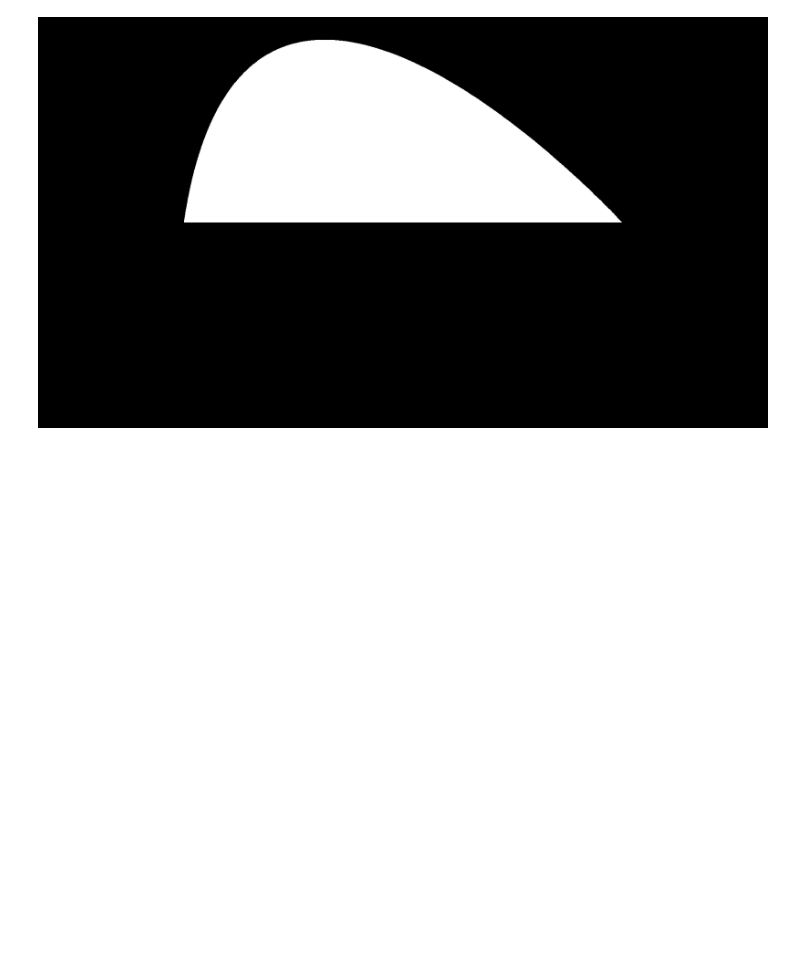
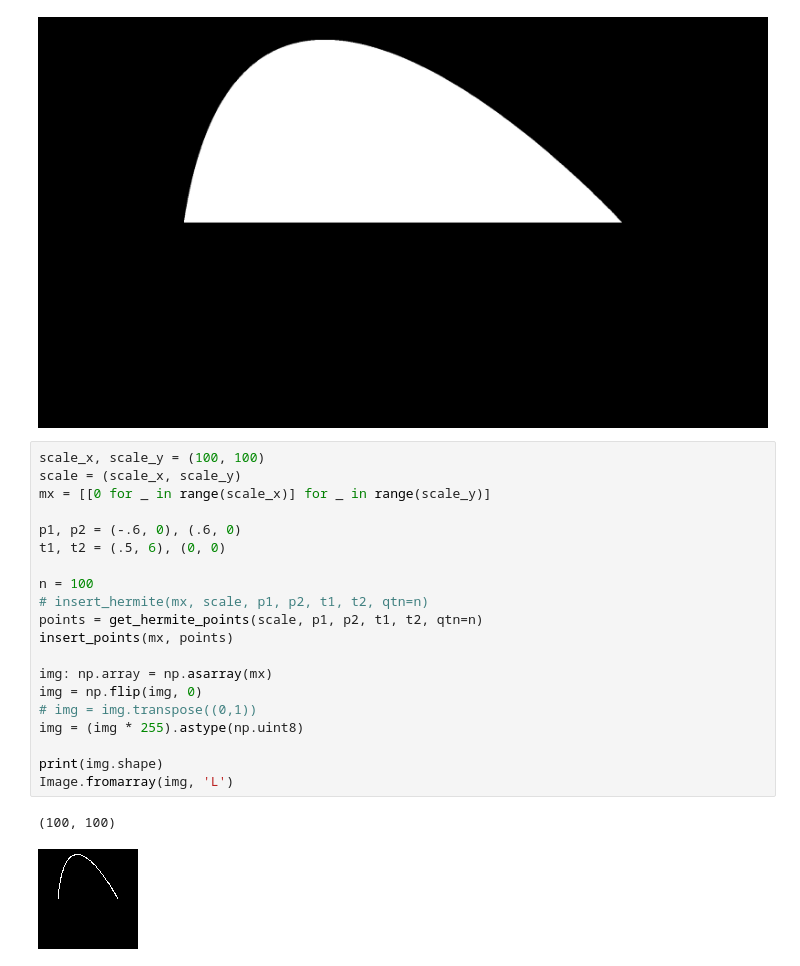
Before and after one commit to Beloin/PythonGraphicLibrary, a Jupyter notebook: hermite_test.ipynb, the cells around one changed output. Saved outputs shown, nothing was run; the diff lists cells and outputs as text; blank space fills up the shorter version.

```diff
--- a/hermite_test.ipynb
+++ b/hermite_test.ipynb
@@ -48,3 +48,26 @@ Image.fromarray(img, 'L')
 # %% [output]
 (1080, 1920)
 [figure]
+# %%
+scale_x, scale_y = (100, 100)
+scale = (scale_x, scale_y)
+mx = [[0 for _ in range(scale_x)] for _ in range(scale_y)]
+
+p1, p2 = (-.6, 0), (.6, 0)
+t1, t2 = (.5, 6), (0, 0)
+
+n = 100
+# insert_hermite(mx, scale, p1, p2, t1, t2, qtn=n)
+points = get_hermite_points(scale, p1, p2, t1, t2, qtn=n)
+insert_points(mx, points)
+
+img: np.array = np.asarray(mx)
+img = np.flip(img, 0)
+# img = img.transpose((0,1))
+img = (img * 255).astype(np.uint8)
+
+print(img.shape)
+Image.fromarray(img, 'L')
+# %% [output]
+(100, 100)
+[figure, added]
```
Also changed, not shown: 13 other files.
